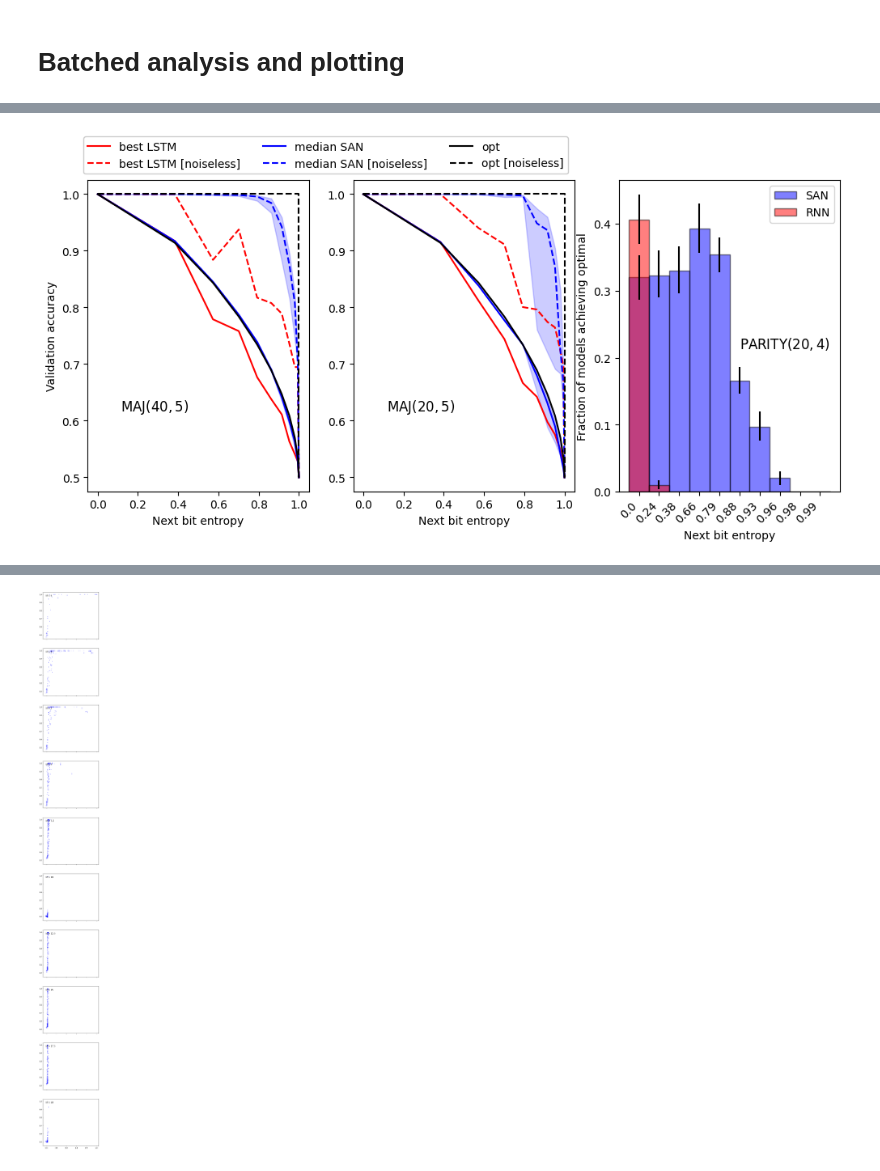
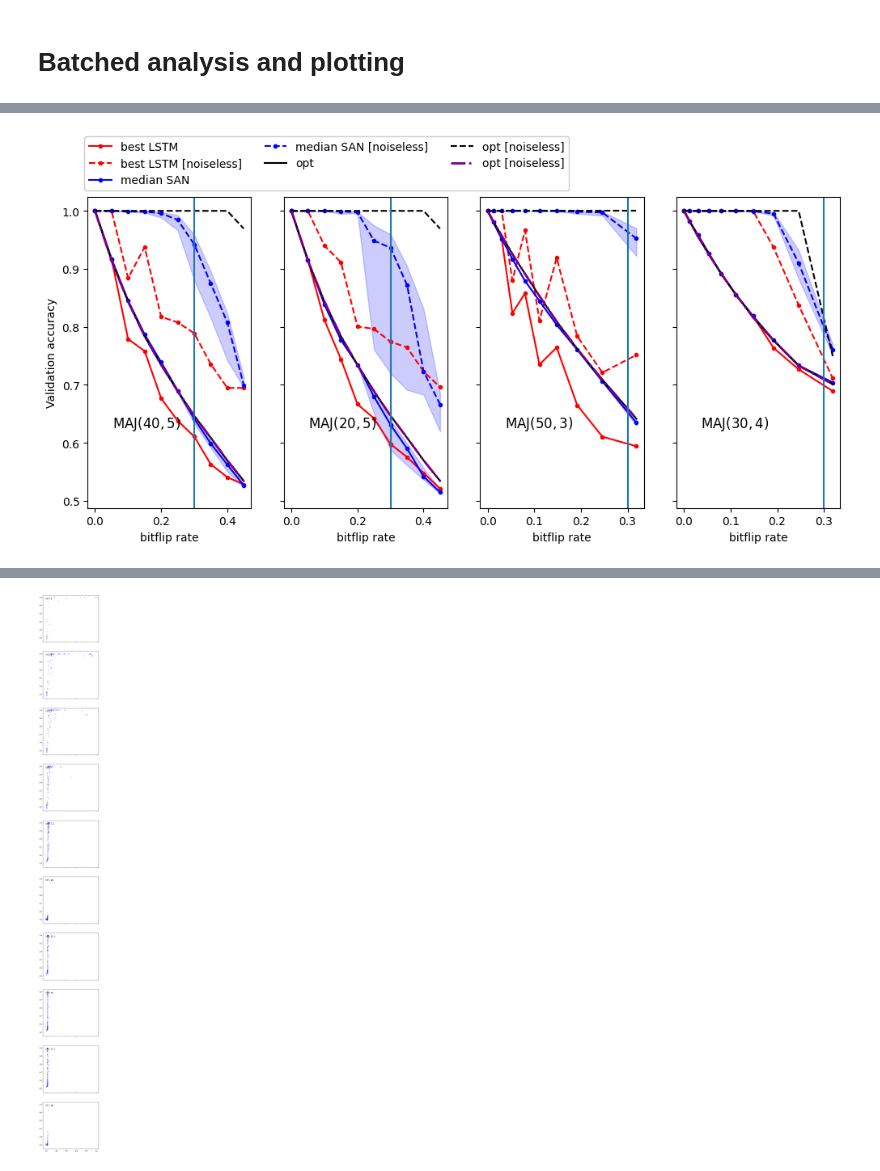
Before and after one commit to peterse/noise-robust-boolean-learning, a Jupyter notebook: mindreadingautobots/src/mindreadingautobots/analysis/process_spreadsheets.ipynb, the cells around one changed output, grey strips where cells are left out. Cells and saved outputs as stored; diff of their text form; code cells hidden in the pictures.

```diff
--- a/mindreadingautobots/src/mindreadingautobots/analysis/process_spreadsheets.ipynb
+++ b/mindreadingautobots/src/mindreadingautobots/analysis/process_spreadsheets.ipynb
@@ -43,7 +64,7 @@ NAME_TEMPLATES = [
 # %%
-for i in range(len(SPREADSHEET_NAMES)):
-    if i != 2: # just do sparity.
-        continue
+not_done = [] # these refer to indices of SPREADSHEET_NAMES
+
+for i in not_done:
     SPREADSHEET_NAME = SPREADSHEET_NAMES[i]
     bf_vals = BF_VALS[i]
     sheetname_template = NAME_TEMPLATES[i]
@@ -179,9 +189,3 @@ def bootstrap_fraction_in_range(x, b, delta=0.01, n_boot=5000, ci=50):
     upper = np.percentile(boot_vals, 100 - alpha/2)
     # return error bars!
     return frac_obs, np.array((frac_obs - lower, upper - frac_obs)).reshape(2, -1)
-# %%
-for i, bf in enumerate(bf_vals):
-    df1 = df_sparity.loc[df_sparity["bf"] == bf].loc[df_sparity["model"] == "RNN"]
-    df2 = df_sparity.loc[df_sparity["bf"] == bf].loc[df_sparity["model"] == "SAN"]
-    x, bds = bootstrap_fraction_in_range(df2['val_acc'].values, mle_noisy, delta=0.01, n_boot=5000, ci=50)
-    print(x, bds.flatten())
@@ -199,15 +316,19 @@ for i, bf in enumerate(bf_vals):
 # %%
 
 def append_last(x, y):
-    # return (x, y)
-    return np.concatenate((x, [1])).flatten(), np.concatenate((y, [0.5])).flatten()
-fig, axes = plt.subplots(1, 3, figsize=(12, 5))
+    return (x, y)
+    # return np.concatenate((x, [1])).flatten(), np.concatenate((y, [0.5])).flatten()
+
+
+
+fig, axes = plt.subplots(1, 4, figsize=(12, 5), sharey=True)
 
 DATASET_NAMES = [
     r"$\text{MAJ}(40, 5)$",
     r"$\text{MAJ}(20, 5)$",
-    r"$\text{PARITY}(20, 4)$"
-]
+    r"$\text{MAJ}(50, 3)$",
+    r"$\text{MAJ}(30, 4)$",
+    ]
 for j in range(len(SPREADSHEET_NAMES) - 1):
     ax = axes[j]
     # Read the CSV file into a DataFrame
@@ -235,10 +356,8 @@ for j in range(len(SPREADSHEET_NAMES) - 1):
             stats_dct[k][i, 6] = df['noiseless_val_acc'].quantile(0.67)
             stats_dct[k][i, 7] = df['noiseless_val_acc'].max()
 
-
-
-    xvals = df_ana["entropy"].values.flatten() # entropy x-axis
-    # xvals = df_ana["bf"].values.flatten() # bitflip x-axis
+    # xvals = df_ana["entropy"].values.flatten() # entropy x-axis
+    xvals = df_ana["bf"].values.flatten() # bitflip x-axis
     mle_noisy_final = df_ana["mle_noisy"].values.flatten()
 
     rnn_noisy = np.array(stats_dct["RNN"][:,3]).flatten()
@@ -250,60 +369,26 @@ for j in range(len(SPREADSHEET_NAMES) - 1):
     san_q1_noiseless = np.array(stats_dct["SAN"][:,5]).flatten()
     san_q3_noiseless = np.array(stats_dct["SAN"][:,6]).flatten()
 
-    ax.plot(*append_last(xvals, rnn_noisy), label='best LSTM', c='r', ls='-')
-    ax.plot(*append_last(xvals, rnn_noiseless), label='best LSTM [noiseless]', c='r', ls='--')
+    # plot but show the points at each values
+    ax.plot(*append_last(xvals, rnn_noisy), label='best LSTM', c='r', ls='-', marker='.')
+    ax.plot(*append_last(xvals, rnn_noiseless), label='best LSTM [noiseless]', c='r', ls='--', marker='.')
 
-    ax.plot(*append_last(xvals, san_noisy), label='median SAN', c='b', ls='-')
-    ax.plot(*append_last(xvals, san_noiseless), label='median SAN [noiseless]', c='b', ls='--')
+    ax.plot(*append_last(xvals, san_noisy), label='median SAN', c='b', ls='-', marker='.')
+    ax.plot(*append_last(xvals, san_noiseless), label='median SAN [noiseless]', c='b', ls='--', marker='.')
     ax.fill_between(xvals, san_q1, san_q3, color='b', alpha=0.2)
     ax.fill_between(xvals, san_q1_noiseless, san_q3_noiseless, color='b', alpha=0.2)
 
     ax.plot(*append_last(xvals, mle_noisy_final), label='opt', c='k', ls='-')
-    ax.plot([0, 1, 1], [1, 1, 0.5], label='opt [noiseless]', c='k', ls='--')
-    ax.set_xlabel('Next bit entropy')
+    # ax.plot([0, 0.5, 0.5], [1, 1, 0.5], label='opt [noiseless]', c='k', ls='--')
+    all_mle_noiseless = df_ana["mle_noiseless"].values.flatten()
+    ax.plot(*append_last(xvals, all_mle_noiseless), label='opt [noiseless]', c='k', ls='--')
+    all_mle_noisy = df_ana["mle_noisy"].values.flatten()
+    ax.plot(*append_last(xvals, all_mle_noisy), label='opt [noiseless]', c='purple', ls='-.', lw=2)
+
+    ax.set_xlabel('bitflip rate')
     ax.text(0.15, 0.3, DATASET_NAMES[j], ha='left', va='top', fontsize=12, transform=ax.transAxes)
+    ax.axvline(.30)
 
 axes[0].set_ylabel('Validation accuracy')
 axes[0].legend(prop={'size': 10}, framealpha=1, ncol=3, loc='lower left', bbox_to_anchor=(-0.02, 1.02), borderaxespad=0.)
-
-# # # # # # # # # # # # # # # # # # # # # # # # # # # # # # # # # # # # # # # # # #
-# third axis: do sparse parity
-j = 2
-bf_vals = BF_VALS[j]
-df_sparity = pd.read_csv(f"./processed/{SPREADSHEET_NAMES[j]}.csv")
-df_sparity_ana = pd.read_csv(f"./processed/{SPREADSHEET_NAMES[j]}_ana.csv")
-entropies = df_sparity_ana["entropy"].values.flatten()
-for i, bf in enumerate(bf_vals):
-    df1 = df_sparity.loc[df_sparity["bf"] == bf].loc[df_sparity["model"] == "RNN"]
-    df2 = df_sparity.loc[df_sparity["bf"] == bf].loc[df_sparity["model"] == "SAN"]
-    # entropies.append(entropy[0])
-    # entropy = bf / 100
-    mle_noiseless = df_sparity_ana.loc[df_sparity_ana["bf"] == bf/100]["mle_noiseless"].values.flatten()
-    mle_noisy = df_sparity_ana.loc[df_sparity_ana["bf"] == bf/100]["mle_noisy"].values.flatten()
-
-    epsilon = 0.01
-    # compute fractions of models that achieved MLE performance
-    ci = 80
-
-    san_val_frac, san_val_bounds = bootstrap_fraction_in_range(df2['val_acc'].values, mle_noisy, delta=0.01, n_boot=5000, ci=ci)
-    # san_noiseless_val_frac, san_noiseless_bounds = bootstrap_fraction_in_range(df2['noiseless_val_acc'].values, mle_noisy)
-    rnn_val_frac, rnn_val_bounds = bootstrap_fraction_in_range(df1['val_acc'].values, mle_noisy, delta=0.01, n_boot=5000, ci=ci)
-    # rnn_noiseless_val_frac, rnn_noiseless_val_bounds = bootstrap_fraction_in_range(df1['noiseless_val_acc'].values, mle_noiseless)
-
-    width = 1
-    axes[2].bar(i, san_val_frac, width=width, color='b', alpha=0.5, label=('SAN' if i == 0 else None), align='center', edgecolor='k', yerr=san_val_bounds)
-    axes[2].bar(i, rnn_val_frac, width=width, color='r', alpha=0.5, label=('RNN' if i == 0 else None), align='center', edgecolor='k', yerr=rnn_val_bounds)
-    # axes[1].bar(i, san_noiseless_val_frac, width=width, color='b', alpha=0.5, label='SAN [noiseless]', align='center', edgecolor='k')
-    # axes[1].bar(i, rnn_noiseless_val_frac, width=width, color='r', alpha=0.5, label='RNN [noiseless]', align='center', edgecolor='k')
-
-
-entropy_rounded = np.round(entropies, 2)
-axes[2].set_xticks(range(len(bf_vals)), entropy_rounded, rotation=45, ha='right')
-axes[2].set_xlabel('Next bit entropy')
-axes[2].set_ylabel('Fraction of models achieving optimal')
-axes[2].legend()
-axes[2].text(0.75, 0.5, DATASET_NAMES[j], ha='center', va='top', fontsize=12, transform=axes[2].transAxes)
-
-# save the figure
-plt.savefig(f"./figures/fig1.pdf", dpi=300, bbox_inches='tight')
 # %% [output]
@@ -310,4 +396,4 @@ plt.savefig(f"./figures/fig1.pdf", dpi=300, bbox_inches='tight')
-[figure, old version]
+[figure, new version]
 # %% [markdown]
 #### Appendix material:
  - The same far-right bar plot but for the first two plots provided here.
```
Also changed, not shown: parts of 21 cells of this notebook, 2 other files.
